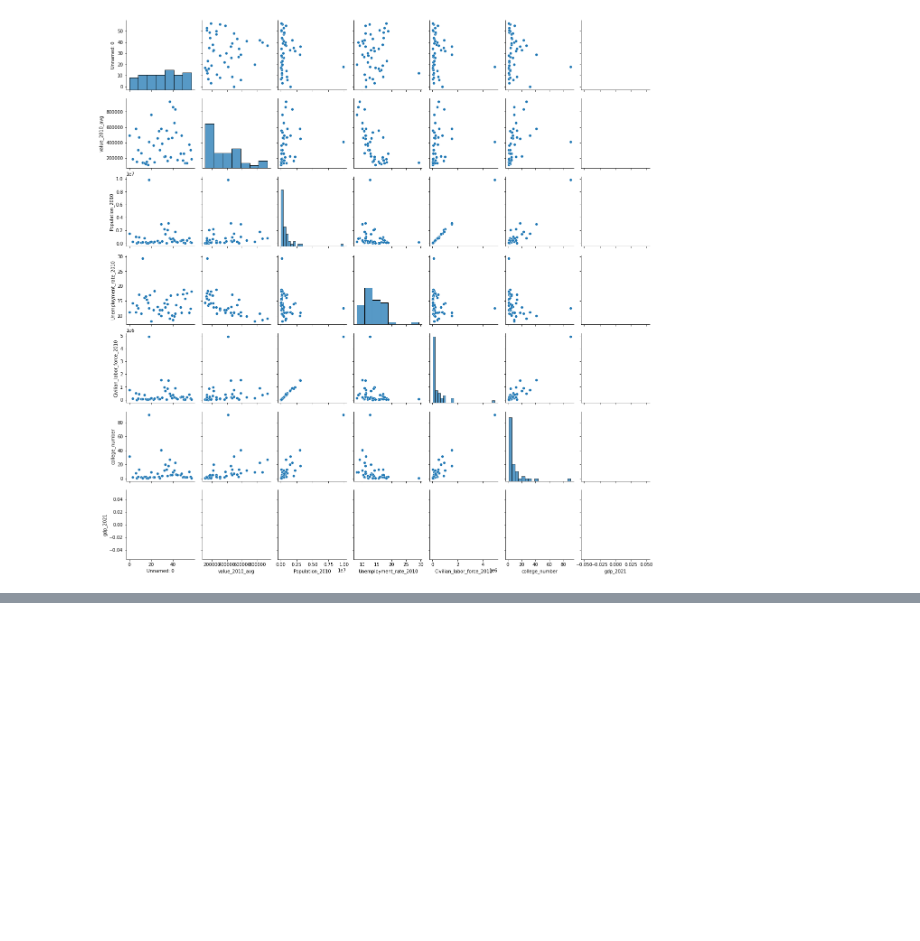
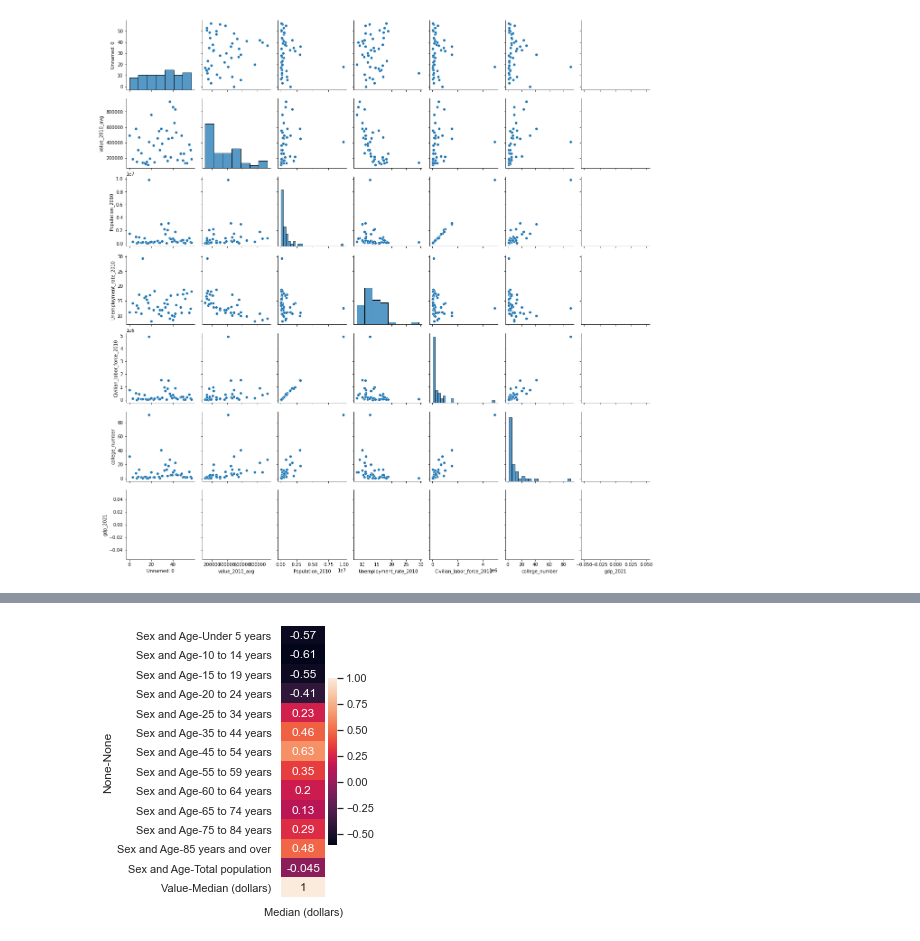
Before and after one commit to JeisonPham/ECE143Project, a Jupyter notebook: coll.ipynb, the cells around one changed output, grey strips where cells are left out. Cells and saved outputs as stored; diff of their text form; code cells hidden in the pictures; blank space fills up the shorter version.

```diff
--- a/coll.ipynb
+++ b/coll.ipynb
@@ -69,0 +89,10 @@ sns.heatmap(corrmat, annot = True, annot_kws={'size': 12})
+# %%
+corrmat = data_age.corr()
+fig, ax = plt.subplots(figsize = (1, 5))
+sns.heatmap(corrmat.loc[:,'Value'], annot = True)
+#sns.heatmap(corrmat, annot = True, annot_kws={'size': 12})
+data_age = data_age.iloc[:,0:-1]
+
+#data_age.rename(columns={idx['Value','Median (dollars)']: "value_key"})
+# %% [output]
+[figure, added]
```
Also changed, not shown: parts of 29 cells of this notebook.
